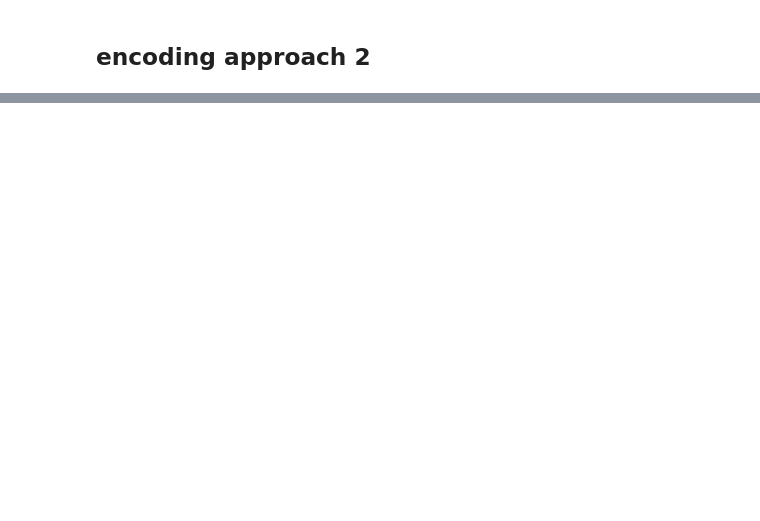
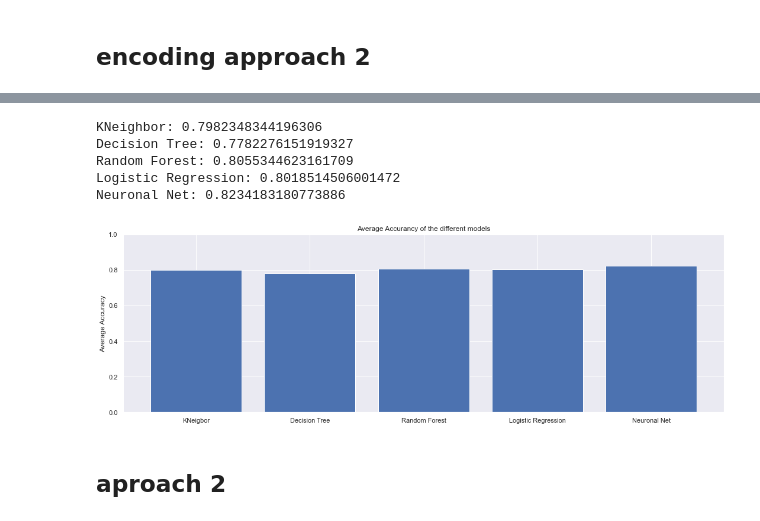
Before and after one commit to t-i-n-a-t/MachineLearning, a Jupyter notebook: Portfolio.ipynb, the cells around one changed output, grey strips where cells are left out. Drawn from its saved outputs; the diff is of its cells as text; code cells hidden in the pictures; blank space fills up the shorter version.

```diff
--- a/Portfolio.ipynb
+++ b/Portfolio.ipynb
@@ -389,0 +495,38 @@ Name: income, Length: 32537, dtype: int32
+# %%
+# calculate average accuracy
+avg_kNeigbor_1 = sum(accuracy_kNeighbor_1)/len(accuracy_kNeighbor_1)
+avg_decisionTree_1 = sum(accuracy_decisionTree_1)/len(accuracy_decisionTree_1)
+avg_randomForest_1 = sum(accuracy_randomForest_1)/len(accuracy_randomForest_1)
+avg_logisticRegression_1 = sum(accuracy_logisticRegression_1)/len(accuracy_logisticRegression_1)
+avg_neuronalNet_1 = sum(accuracy_neuronalNet_1)/len(accuracy_neuronalNet_1)
+# %%
+print(f'KNeighbor: {avg_kNeigbor_1}')
+print(f'Decision Tree: {avg_decisionTree_1}')
+print(f'Random Forest: {avg_randomForest_1}')
+print(f'Logistic Regression: {avg_logisticRegression_1}')
+print(f'Neuronal Net: {avg_neuronalNet_1}')
+# %% [output]
+KNeighbor: 0.7982348344196306
+Decision Tree: 0.7782276151919327
+Random Forest: 0.8055344623161709
+Logistic Regression: 0.8018514506001472
+Neuronal Net: 0.8234183180773886
+# %%
+# print average accuracy of each model
+plt.figure(figsize=(15,5))
+ax = plt.subplot()
+models = ['KNeigbor', 'Decision Tree', 'Random Forest', 'Logistic Regression', 'Neuronal Net']
+avg_accuracies_1 = [avg_kNeigbor_1, avg_decisionTree_1, avg_randomForest_1, avg_logisticRegression_1, avg_neuronalNet_1]
+
+ax.bar(models, avg_accuracies_1)
+
+ax.set_ylabel('Average Accuracy')
+ax.set_ylim(0,1)
+ax.set_title('Average Accurancy of the different models')
+
+plt.tight_layout()
+plt.show()
+# %% [output]
+[figure, added]
+# %% [markdown]
+## aproach 2
```
Also changed, not shown: parts of 25 cells of this notebook.
